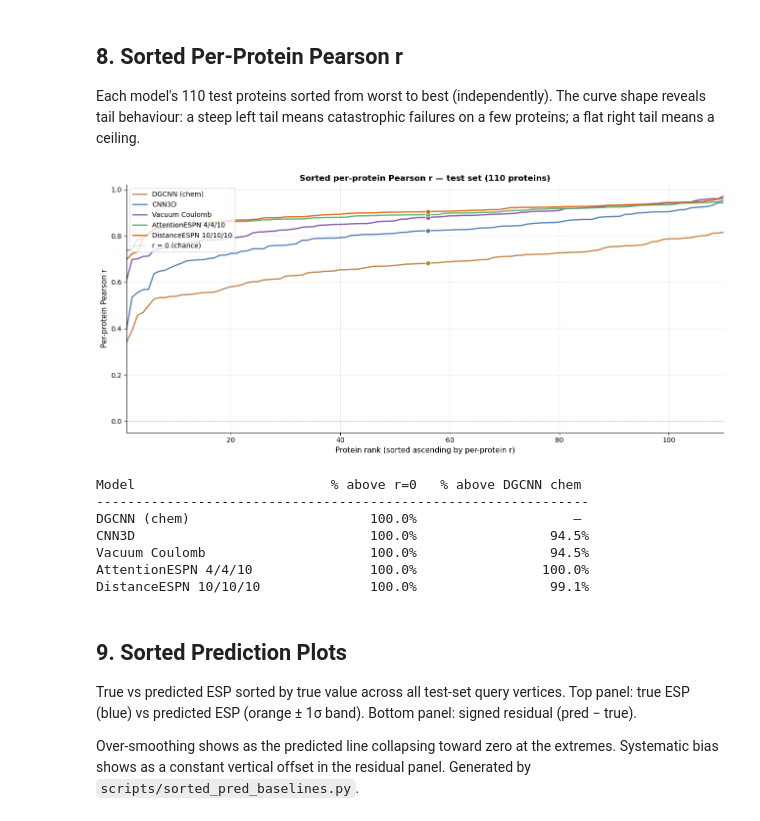
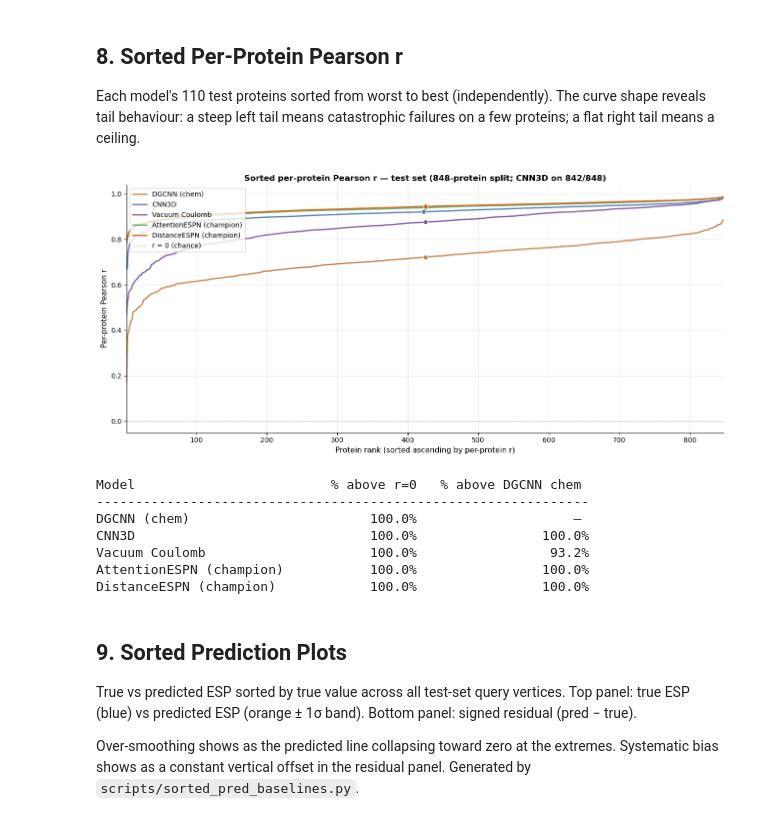
Before and after one commit to skylerturner-gif/ProteinStructure_ESP_Thesis, a Jupyter notebook: notebooks/baseline_comparison.ipynb, the cells around one changed output. Cells and saved outputs as stored; diff of their text form; code cells hidden in the pictures.

```diff
--- a/notebooks/baseline_comparison.ipynb
+++ b/notebooks/baseline_comparison.ipynb
@@ -256,7 +268,8 @@ for patch, color in zip(bp["boxes"], pp_colors):
 ax.set_xticks(range(len(pp_runs)))
 ax.set_xticklabels(pp_labels, fontsize=10)
 ax.set_ylabel("Per-protein Pearson r", fontsize=11)
-ax.set_title("Per-protein Pearson r distribution — test set (110 proteins)",
+ax.set_title("Per-protein Pearson r distribution — test set (848-protein split; "
+             "CNN3D on 842/848)",
              fontsize=12, fontweight="bold")
 ax.axhline(0.0, color="gray", lw=0.8, ls="--", alpha=0.5, label="r = 0 (chance)")
 ax.legend(fontsize=9)
@@ -395,30 +415,34 @@ Each point is one test protein. x-axis = per-protein r for the GNN champion
 Points above the diagonal would indicate the baseline *outperforming* the GNN
 on that protein — useful for identifying failure modes.
 # %%
-dist_pp = _load_per_protein(RUNS[5])   # DistanceESPN 10/10/10
-attn_pp = _load_per_protein(RUNS[4])   # AttentionESPN 4/4/10
+dist_pp = _load_per_protein(RUNS[5])   # DistanceESPN (champion)
+attn_pp = _load_per_protein(RUNS[4])   # AttentionESPN (champion)
 
-# Align by order (same 110 proteins in same order for all models)
+# Align by protein_id, NOT list position -- CNN3D's test set is 842/848 (the
+# max_voxels filter drops 6 oversized proteins), so positional alignment would
+# either crash on the length mismatch or silently misalign the comparison.
 baselines_pp = [
-    ("DGCNN (chem)",     "#c07a3a", _load_per_protein(RUNS[1])),
-    ("CNN3D",            "#4878b0", _load_per_protein(RUNS[2])),
-    ("Vacuum Coulomb",   "#7b4ea0", _load_per_protein(RUNS[3])),
-    ("Attention 4/4/10", "#56a86b", attn_pp),
+    ("DGCNN (chem)",         "#c07a3a", _load_per_protein(RUNS[1])),
+    ("CNN3D",                "#4878b0", _load_per_protein(RUNS[2])),
+    ("Vacuum Coulomb",       "#7b4ea0", _load_per_protein(RUNS[3])),
+    ("Attention (champion)", "#56a86b", attn_pp),
 ]
 
 fig, axes = plt.subplots(1, 4, figsize=(20, 5), sharex=True, sharey=True)
-fig.suptitle("Per-protein Pearson r: Distance 10/10/10 (x) vs each model (y)",
+fig.suptitle("Per-protein Pearson r: Distance (champion) (x) vs each model (y), aligned by protein_id",
              fontsize=12, fontweight="bold")
 
 diag = np.linspace(-0.3, 1.05, 50)
 for ax, (label, color, pp) in zip(axes, baselines_pp):
-    xs = dist_pp.values
-    ys = pp.values
+    aligned = pd.concat([dist_pp.rename("dist"), pp.rename("other")], axis=1, join="inner").dropna()
+    xs = aligned["dist"].values
+    ys = aligned["other"].values
+    n_common = len(aligned)
     ax.scatter(xs, ys, c=color, alpha=0.55, s=22, edgecolors="none")
     ax.plot(diag, diag, "k--", lw=0.8, alpha=0.4, label="y = x")
     above = (ys > xs).sum()
-    ax.set_title(f"{label}\n({above}/110 proteins above diagonal)", fontsize=10)
-    ax.set_xlabel("DistanceESPN 10/10/10  r", fontsize=9)
+    ax.set_title(f"{label}\n({above}/{n_common} proteins above diagonal)", fontsize=10)
+    ax.set_xlabel("DistanceESPN (champion)  r", fontsize=9)
     ax.set_ylabel("Model r", fontsize=9)
     ax.axhline(0, color="gray", lw=0.6, ls=":", alpha=0.5)
     ax.axvline(0, color="gray", lw=0.6, ls=":", alpha=0.5)
@@ -493,44 +517,51 @@ for run in RUNS:
     if pp is None:
         continue
     sorted_r = np.sort(pp.values)
     ranks = np.arange(1, len(sorted_r) + 1)
     ax.plot(ranks, sorted_r, color=run["color"], lw=2, label=run["label"], alpha=0.9)
     med_idx = len(sorted_r) // 2
     ax.scatter(ranks[med_idx], sorted_r[med_idx],
                color=run["color"], s=45, zorder=5, edgecolors="white", lw=0.8)
 
 ax.axhline(0, color="gray", lw=0.9, ls="--", alpha=0.5, label="r = 0 (chance)")
 ax.set_xlabel("Protein rank (sorted ascending by per-protein r)", fontsize=11)
 ax.set_ylabel("Per-protein Pearson r", fontsize=11)
-ax.set_title("Sorted per-protein Pearson r — test set (110 proteins)",
+ax.set_title("Sorted per-protein Pearson r — test set (848-protein split; "
+             "CNN3D on 842/848)",
              fontsize=12, fontweight="bold")
 ax.legend(fontsize=10, loc="upper left")
-ax.set_xlim(1, 110)
+ax.set_xlim(1, max(len(_load_per_protein(r)) for r in RUNS if _load_per_protein(r) is not None))
 ax.grid(alpha=0.25)
 ax.spines[["top", "right"]].set_visible(False)
 plt.tight_layout()
 plt.show()
 
 dgcnn_pp = _load_per_protein(RUNS[1])
 print(f"\n{'Model':<28}  {'% above r=0':>11}  {'% above DGCNN chem':>19}")
 print("-" * 63)
 for run in RUNS:
     pp = _load_per_protein(run)
     if pp is None:
         continue
     above_zero = (pp.values > 0).mean() * 100
-    above_dgcnn = (pp.values > dgcnn_pp.values).mean() * 100 if run["label"] != "DGCNN (chem)" else float("nan")
+    # Align on protein_id (not raw .values) -- CNN3D is 842/848, a positional
+    # comparison against DGCNN's full 848 would ValueError on shape mismatch.
+    if run["label"] != "DGCNN (chem)":
+        common = pp.index.intersection(dgcnn_pp.index)
+        above_dgcnn = (pp.loc[common] > dgcnn_pp.loc[common]).mean() * 100
+    else:
+        above_dgcnn = float("nan")
     dgcnn_str = f"{above_dgcnn:>19.1f}%" if not np.isnan(above_dgcnn) else f"{'—':>19}"
     print(f"{run['label']:<28}  {above_zero:>10.1f}%  {dgcnn_str}")
 # %% [output]
-[figure, old version]
+[figure, new version]
 Model                         % above r=0   % above DGCNN chem
 ---------------------------------------------------------------
 DGCNN (chem)                       100.0%                    —
-CNN3D                              100.0%                 94.5%
-Vacuum Coulomb                     100.0%                 94.5%
-AttentionESPN 4/4/10               100.0%                100.0%
-DistanceESPN 10/10/10              100.0%                 99.1%
+CNN3D                              100.0%                100.0%
+Vacuum Coulomb                     100.0%                 93.2%
+AttentionESPN (champion)           100.0%                100.0%
+DistanceESPN (champion)            100.0%                100.0%
 # %% [markdown]
 ## 9. Sorted Prediction Plots
 
```
Also changed, not shown: parts of 8 cells of this notebook, 1 other file.
